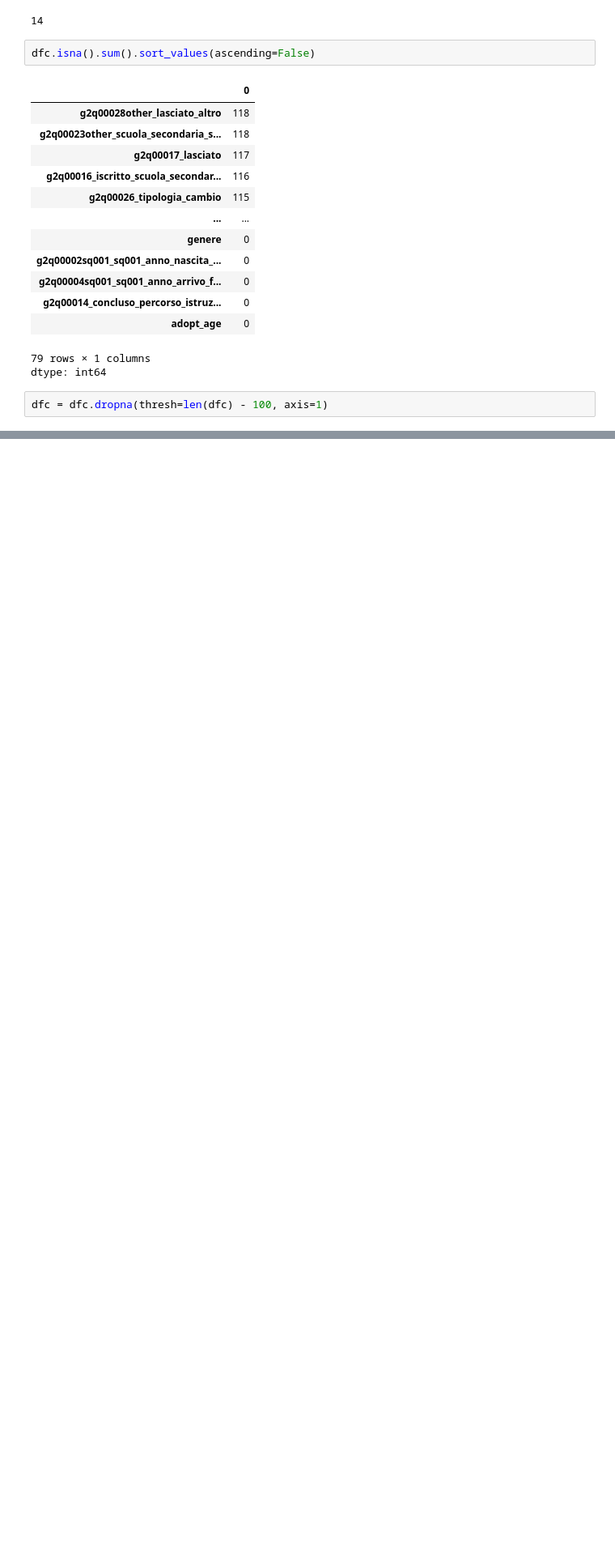
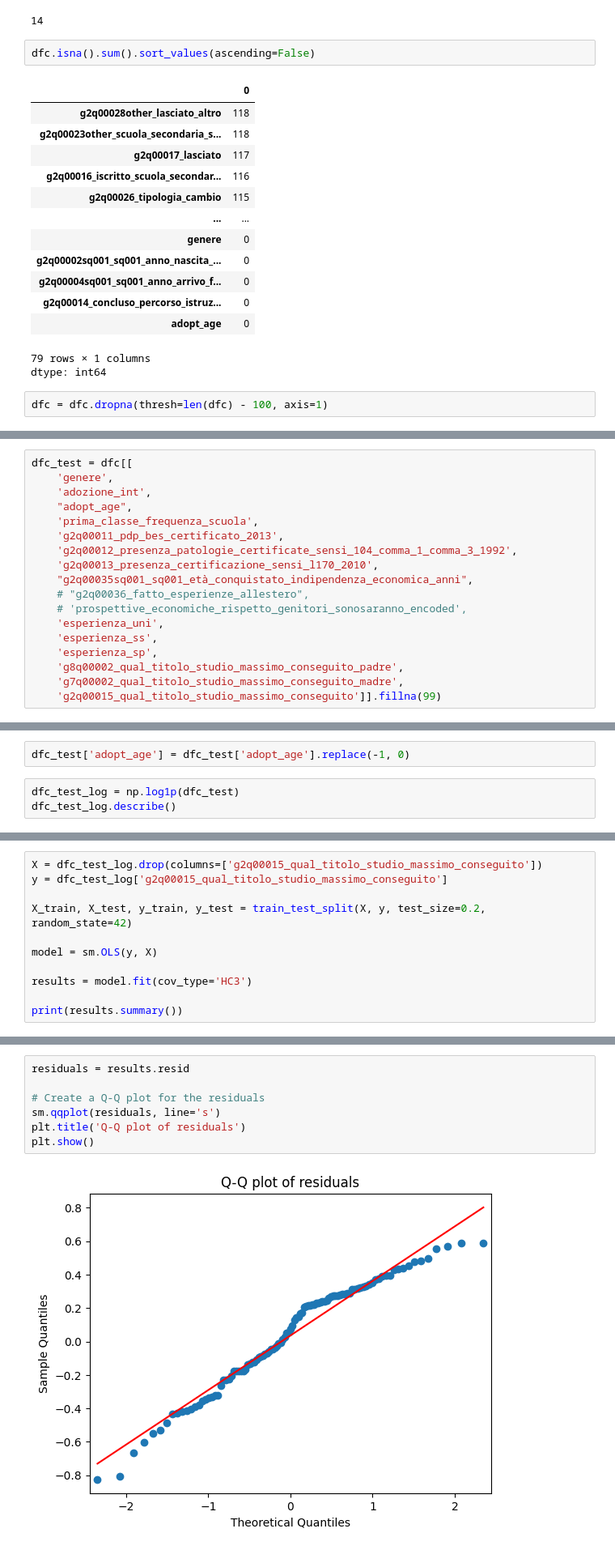
Before and after one commit to arina19-2000/unimi, a Jupyter notebook: tesi/tesi.ipynb, the cells around one changed output, grey strips where cells are left out. Shown at 81% size. Cells and saved outputs as stored; diff of their text form; blank space fills up the shorter version.

```diff
--- a/tesi/tesi.ipynb
+++ b/tesi/tesi.ipynb
@@ -1058,0 +1162,18 @@ dfc.loc[:, columns_to_replace] = dfc[columns_to_replace].fillna(99)
+# %%
+dfc_test = dfc[[
+    'genere',
+    'adozione_int',
+    "adopt_age",
+    'prima_classe_frequenza_scuola',
+    'g2q00011_pdp_bes_certificato_2013',
+    'g2q00012_presenza_patologie_certificate_sensi_104_comma_1_comma_3_1992',
+    'g2q00013_presenza_certificazione_sensi_l170_2010',
+    "g2q00035sq001_sq001_età_conquistato_indipendenza_economica_anni",
+    # "g2q00036_fatto_esperienze_allestero",
+    # 'prospettive_economiche_rispetto_genitori_sonosaranno_encoded',
+    'esperienza_uni',
+    'esperienza_ss',
+    'esperienza_sp',
+    'g8q00002_qual_titolo_studio_massimo_conseguito_padre',
+    'g7q00002_qual_titolo_studio_massimo_conseguito_madre',
+    'g2q00015_qual_titolo_studio_massimo_conseguito']].fillna(99)
@@ -1058,0 +1196,5 @@ dfc.loc[:, columns_to_replace] = dfc[columns_to_replace].fillna(99)
+# %%
+dfc_test['adopt_age'] = dfc_test['adopt_age'].replace(-1, 0)
+# %%
+dfc_test_log = np.log1p(dfc_test)
+dfc_test_log.describe()
@@ -1058,0 +1236,11 @@ dfc.loc[:, columns_to_replace] = dfc[columns_to_replace].fillna(99)
+# %%
+X = dfc_test_log.drop(columns=['g2q00015_qual_titolo_studio_massimo_conseguito'])
+y = dfc_test_log['g2q00015_qual_titolo_studio_massimo_conseguito']
+
+X_train, X_test, y_train, y_test = train_test_split(X, y, test_size=0.2, random_state=42)
+
+model = sm.OLS(y, X)
+
+results = model.fit(cov_type='HC3')
+
+print(results.summary())
@@ -1058,0 +1265,9 @@ dfc.loc[:, columns_to_replace] = dfc[columns_to_replace].fillna(99)
+# %%
+residuals = results.resid
+
+# Create a Q-Q plot for the residuals
+sm.qqplot(residuals, line='s')
+plt.title('Q-Q plot of residuals')
+plt.show()
+# %% [output]
+[figure, added]
```
Also changed, not shown: parts of 32 cells of this notebook.
